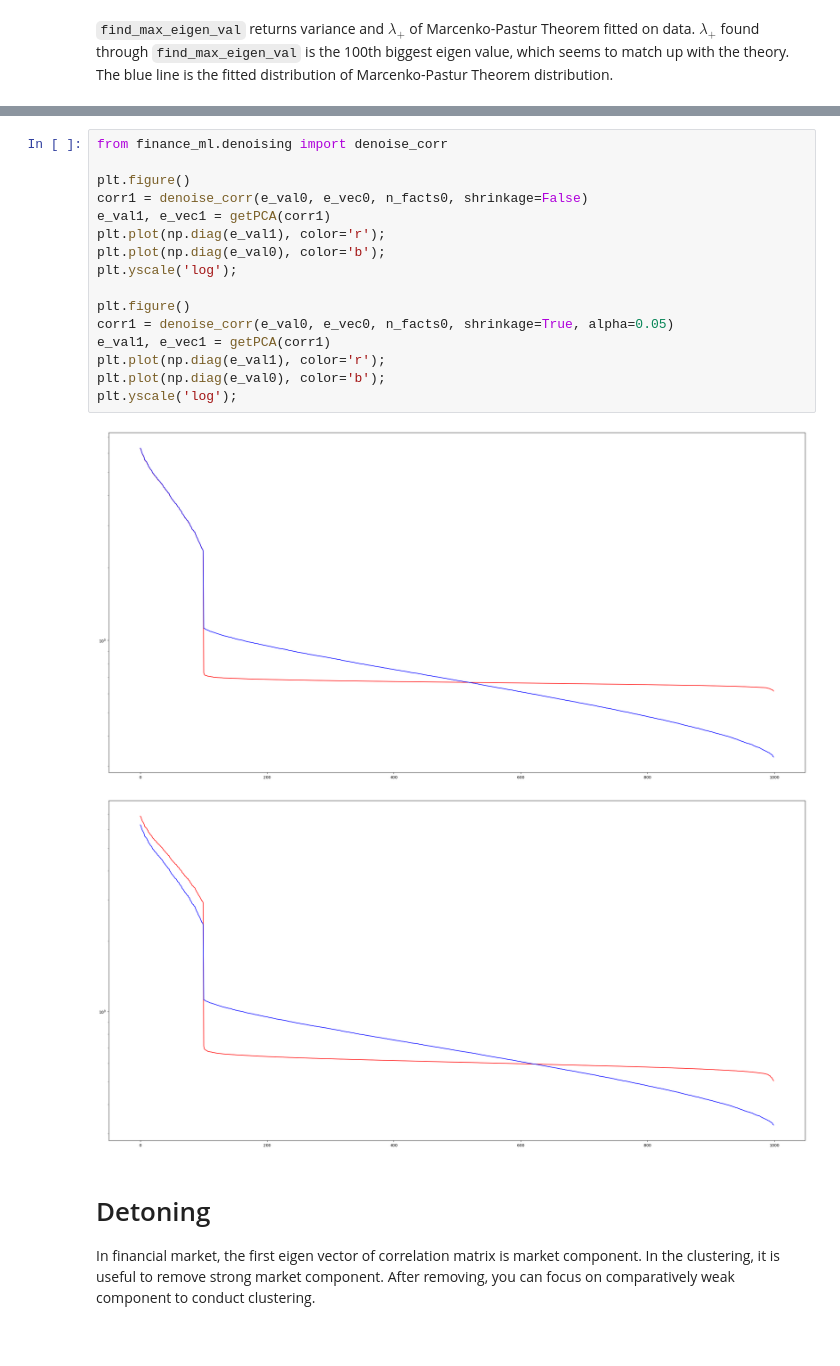
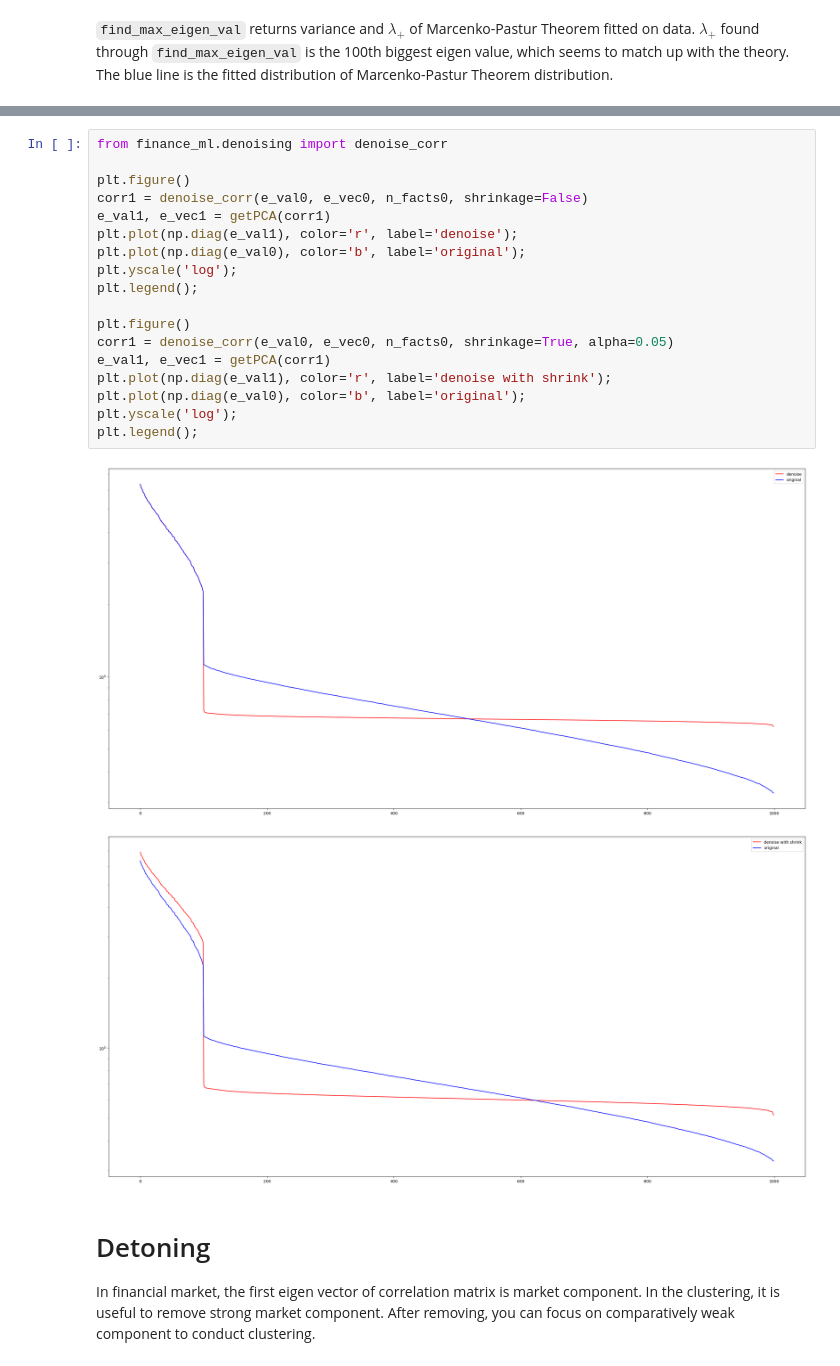
Before and after one commit to jjakimoto/finance_ml, a Jupyter notebook: MLAssetManagers/2. Denoising and Detoning.ipynb, the cells around one changed output, grey strips where cells are left out. Saved outputs shown, nothing was run; the diff lists cells and outputs as text.

```diff
--- a/MachineLearningForAssetManagers/2. Denoising and Detoning.ipynb
+++ b/MLAssetManagers/2. Denoising and Detoning.ipynb
@@ -61,22 +62,24 @@ From the previous result, we can conduct denoising correlation based on eigen va
 # %%
 from finance_ml.denoising import denoise_corr
 
 plt.figure()
 corr1 = denoise_corr(e_val0, e_vec0, n_facts0, shrinkage=False)
 e_val1, e_vec1 = getPCA(corr1)
-plt.plot(np.diag(e_val1), color='r');
-plt.plot(np.diag(e_val0), color='b');
+plt.plot(np.diag(e_val1), color='r', label='denoise');
+plt.plot(np.diag(e_val0), color='b', label='original');
 plt.yscale('log');
+plt.legend();
 
 plt.figure()
 corr1 = denoise_corr(e_val0, e_vec0, n_facts0, shrinkage=True, alpha=0.05)
 e_val1, e_vec1 = getPCA(corr1)
-plt.plot(np.diag(e_val1), color='r');
-plt.plot(np.diag(e_val0), color='b');
+plt.plot(np.diag(e_val1), color='r', label='denoise with shrink');
+plt.plot(np.diag(e_val0), color='b', label='original');
 plt.yscale('log');
+plt.legend();
 # %% [output]
-[figure, old version]
+[figure, new version]
-[figure, old version]
+[figure, new version]
 # %% [markdown]
 # Detoning
 
```
Also changed, not shown: parts of 8 cells of this notebook, 22 other files.
